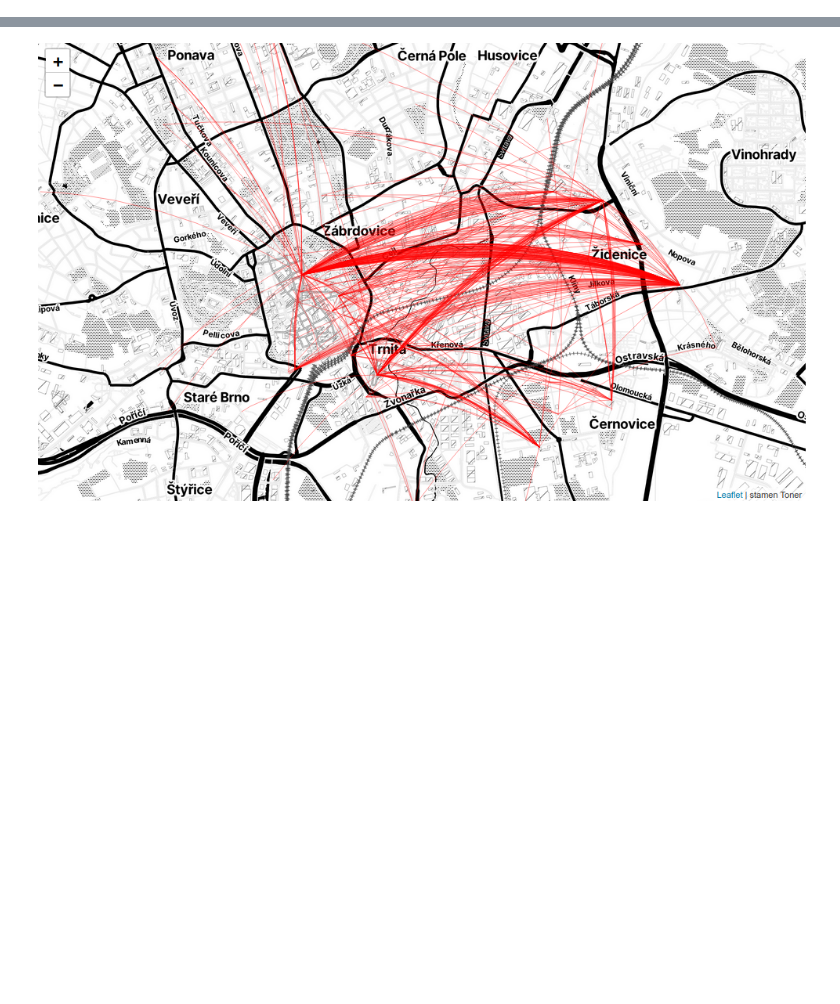
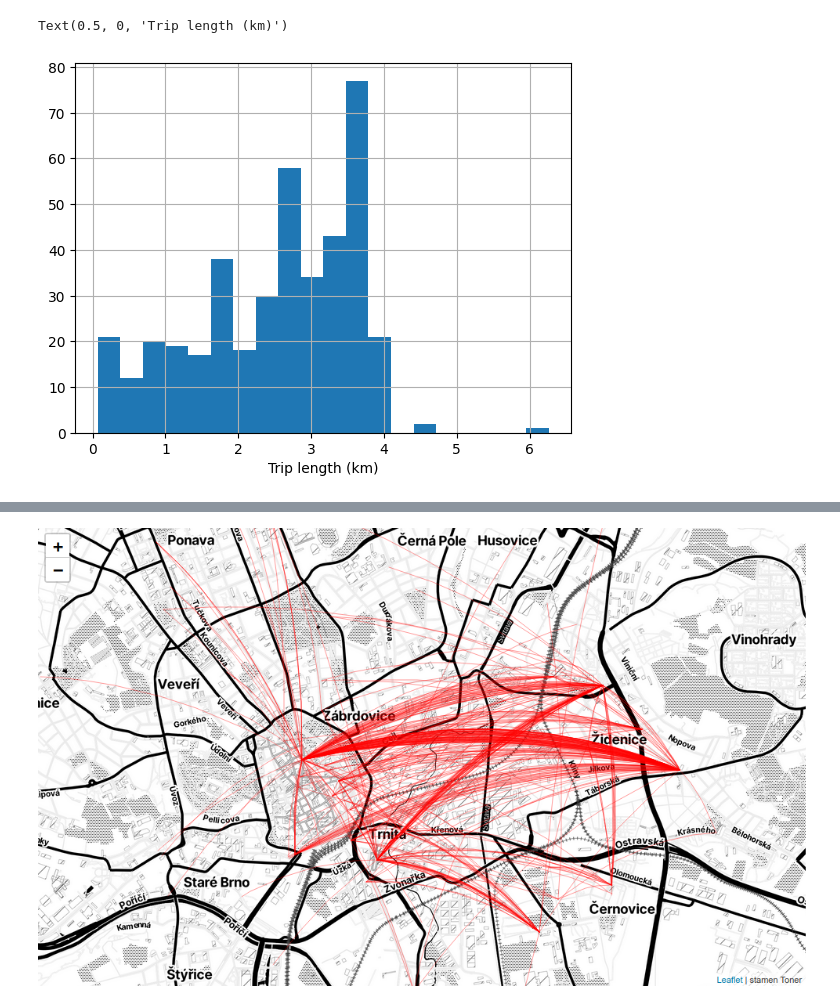
Before and after one commit to t0mk/nextbike_activity_analysis, a Jupyter notebook: analysis.ipynb, the cells around one changed output, grey strips where cells are left out. Cells and saved outputs as stored; diff of their text form; code cells hidden in the pictures; blank space fills up the shorter version.

```diff
--- a/analysis.ipynb
+++ b/analysis.ipynb
@@ -68,0 +73,8 @@ df
+# %%
+# how long trips I have taken
+
+ax = df.real_distance_km.hist(bins=20)
+ax.set_xlabel("Trip length (km)")
+# %% [output]
+Text(0.5, 0, 'Trip length (km)')
+[figure, added]
```
Also changed, not shown: parts of 10 cells of this notebook, 2 other files.
